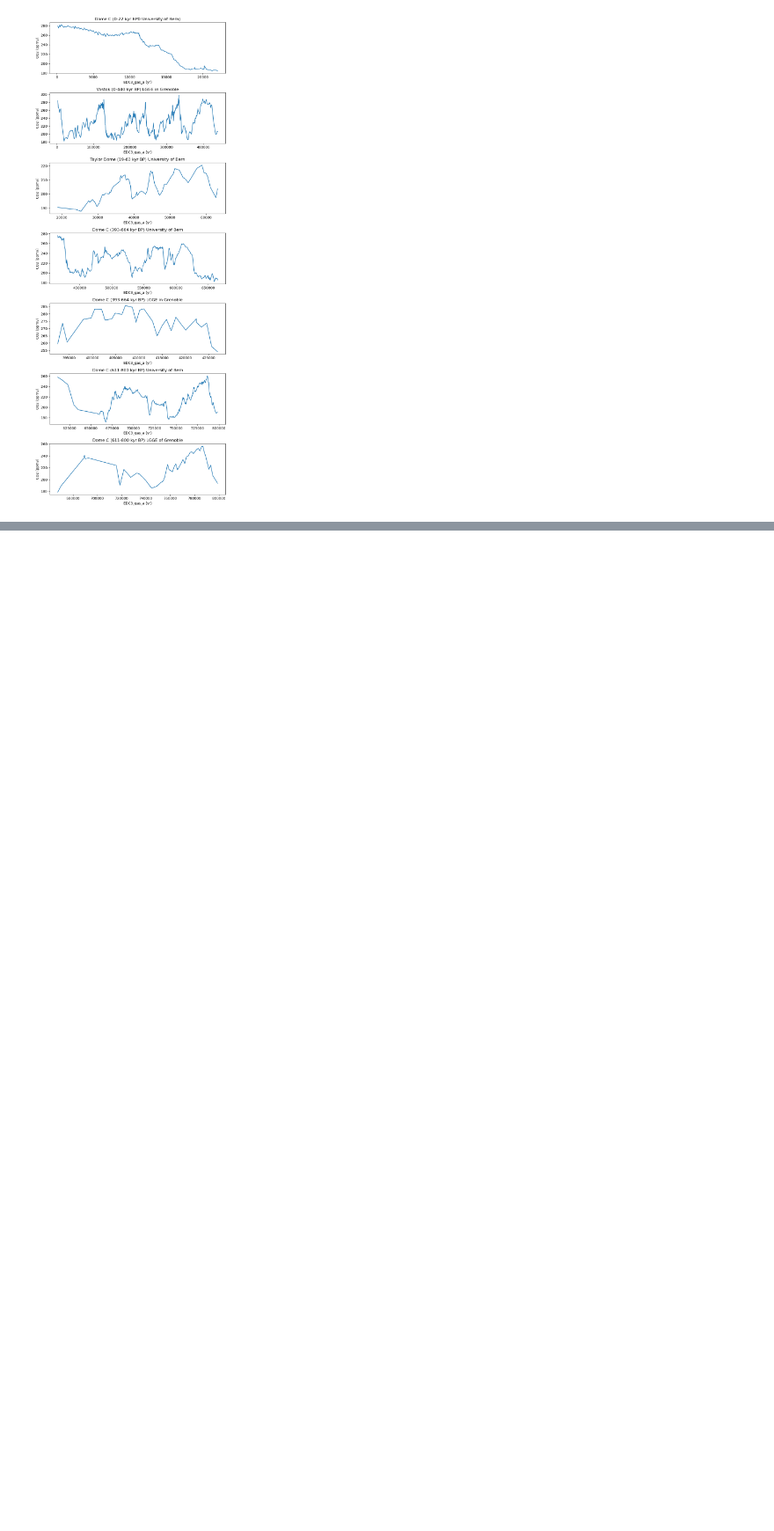
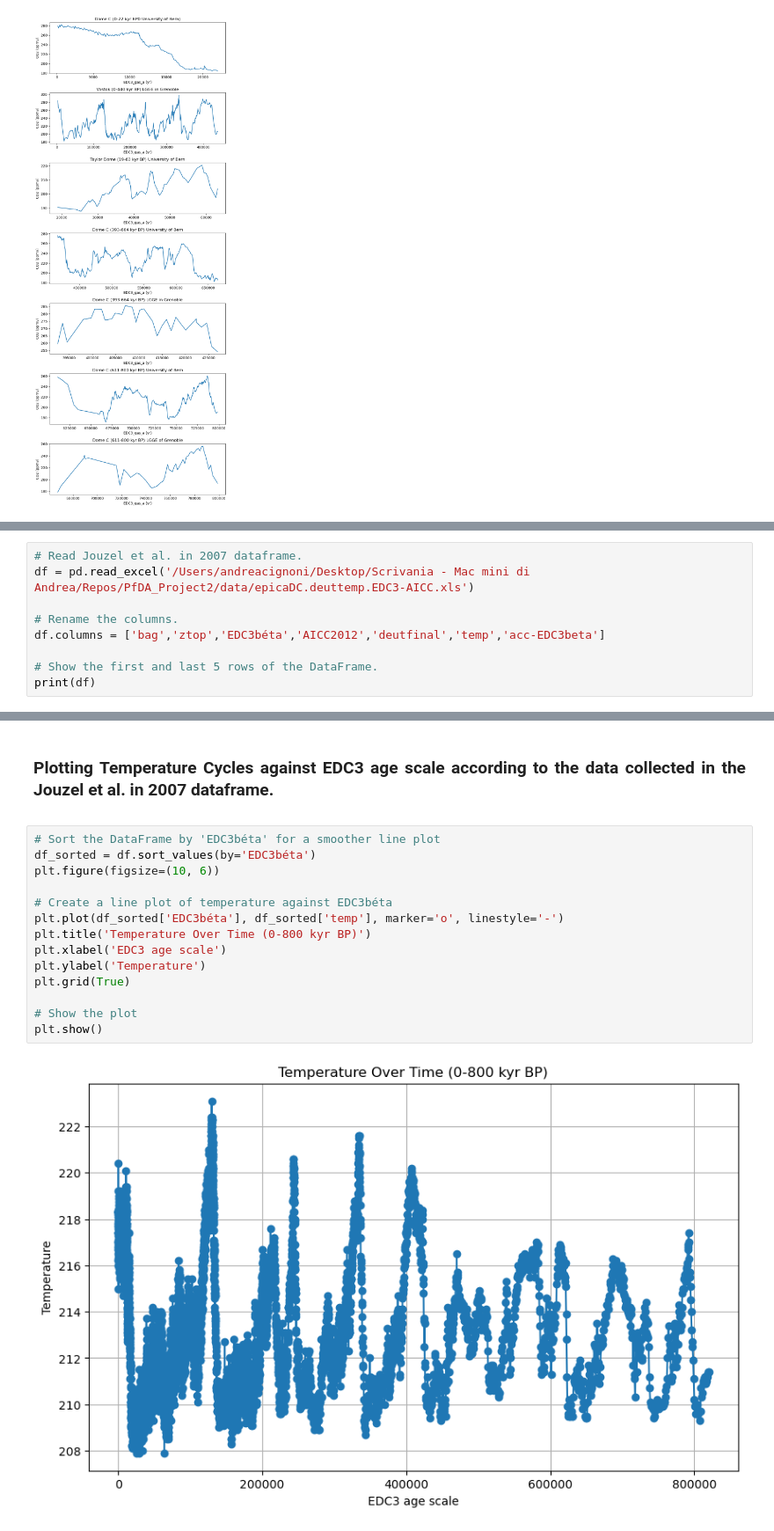
Before and after one commit to AndreaCignoni/PfDA-Project-2-An-Analysis-of-Paleo-Present-Climate-Data, a Jupyter notebook: An analysis of paleo-present climate data.ipynb, the cells around one changed output, grey strips where cells are left out. Shown at 88% size. Saved outputs shown, nothing was run; the diff lists cells and outputs as text; blank space fills up the shorter version.

```diff
--- a/An analysis of paleo-present climate data.ipynb
+++ b/An analysis of paleo-present climate data.ipynb
@@ -397,0 +568,9 @@ plt.show()
+# %%
+# Read Jouzel et al. in 2007 dataframe.
+df = pd.read_excel('/Users/andreacignoni/Desktop/Scrivania - Mac mini di Andrea/Repos/PfDA_Project2/data/epicaDC.deuttemp.EDC3-AICC.xls')
+
+# Rename the columns.
+df.columns = ['bag','ztop','EDC3béta','AICC2012','deutfinal','temp','acc-EDC3beta']
+
+# Show the first and last 5 rows of the DataFrame.
+print(df)
@@ -397,0 +595,22 @@ plt.show()
+# %% [markdown]
+<div align="justify">
+
+### Plotting Temperature Cycles against EDC3 age scale according to the data collected in the Jouzel et al. in 2007 dataframe.
+
+</div>
+# %%
+# Sort the DataFrame by 'EDC3béta' for a smoother line plot
+df_sorted = df.sort_values(by='EDC3béta')
+plt.figure(figsize=(10, 6))
+
+# Create a line plot of temperature against EDC3béta
+plt.plot(df_sorted['EDC3béta'], df_sorted['temp'], marker='o', linestyle='-')
+plt.title('Temperature Over Time (0-800 kyr BP)')
+plt.xlabel('EDC3 age scale')
+plt.ylabel('Temperature')
+plt.grid(True)
+
+# Show the plot
+plt.show()
+# %% [output]
+[figure, added]
```
Also changed, not shown: parts of 16 cells of this notebook, 6 other files.
